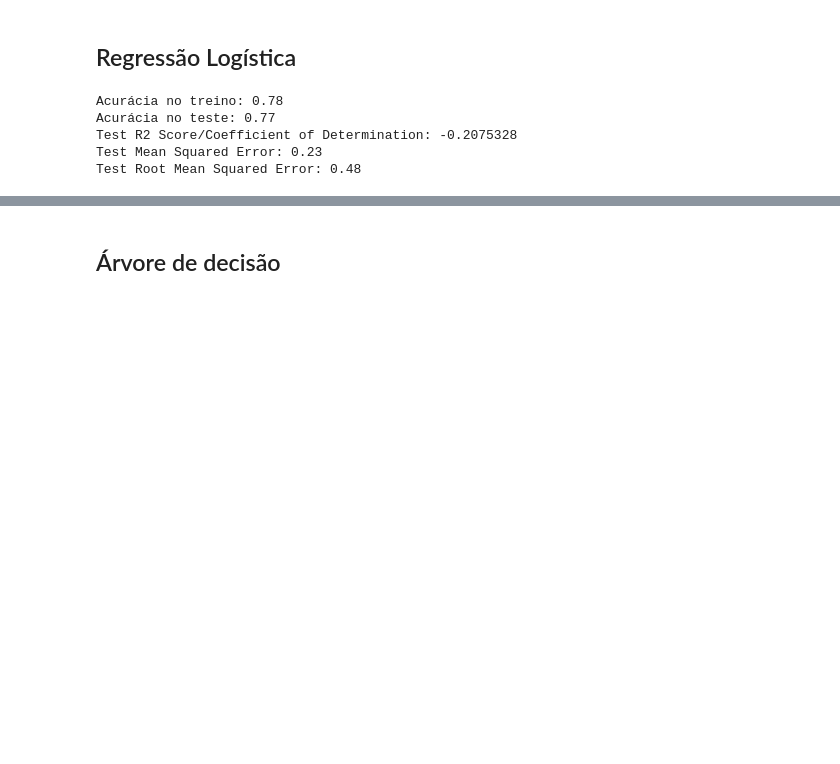
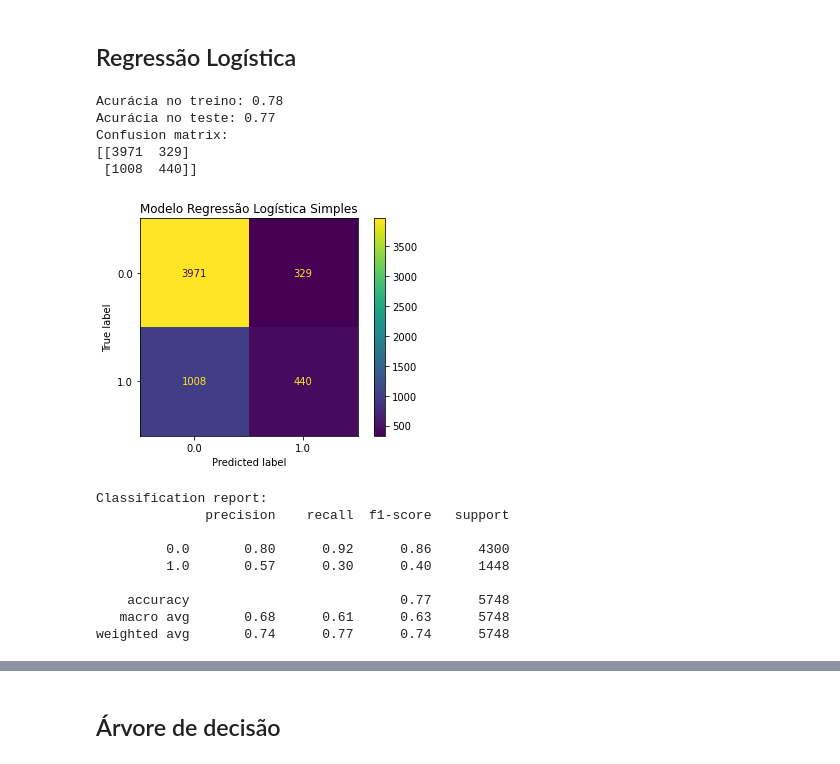
Before and after one commit to kauafillipe/Projeto-2---Turing-Academy, a Jupyter notebook: code.ipynb, the cells around one changed output, grey strips where cells are left out. Cells and saved outputs as stored; diff of their text form; code cells hidden in the pictures; blank space fills up the shorter version.

```diff
--- a/code.ipynb
+++ b/code.ipynb
@@ -855,24 +847,41 @@ No geral, podemos considerá-lo um bom modelo para a nossa predição.
 # %% [markdown]
 ## Regressão Logística
 # %%
+#modelo
 logreg = LogisticRegression(max_iter=100000)
+X_train, X_test, y_train, y_test = train_test_split(X, y,test_size=0.3, random_state=42)
 logreg.fit(X_train, y_train)
 y_train_predict = logreg.predict(X_train)
 y_test_predict = logreg.predict(X_test)
 
 #métricas
 print(f'Acurácia no treino: {accuracy_score(y_train, y_train_predict):.2}')
 print(f'Acurácia no teste: {accuracy_score(y_test, y_test_predict):.2}')
 
-print("Test R2 Score/Coefficient of Determination: {:.7f}".format(r2_score(y_test, y_test_predict)))
-print("Test Mean Squared Error: {:.2f}".format(mean_squared_error(y_test, y_test_predict)))
-print("Test Root Mean Squared Error: {:.2f}".format(mean_squared_error(y_test, y_test_predict, squared=False)))
+print('Confusion matrix: ')
+print(confusion_matrix(y_test, y_test_predict))
+#plotando a matriz de confusão
+plot_confusion_matrix(logreg, X_test, y_test)
+plt.title('Modelo Regressão Logística Simples')
+plt.show()
+print('Classification report: ')
+print(classification_report(y_test, y_test_predict))
 # %% [output]
 Acurácia no treino: 0.78
 Acurácia no teste: 0.77
-Test R2 Score/Coefficient of Determination: -0.2075328
-Test Mean Squared Error: 0.23
-Test Root Mean Squared Error: 0.48
+Confusion matrix:
+[[3971  329]
+ [1008  440]]
+[figure, added]
+Classification report:
+              precision    recall  f1-score   support
+
+         0.0       0.80      0.92      0.86      4300
+         1.0       0.57      0.30      0.40      1448
+
+    accuracy                           0.77      5748
+   macro avg       0.68      0.61      0.63      5748
+weighted avg       0.74      0.77      0.74      5748
 # %%
 y_pred_prob = logreg.predict_proba(X_test)[:,1]
 fpr,tpr,thresholds = roc_curve(y_test, y_pred_prob)
```
Also changed, not shown: parts of 43 cells of this notebook.
